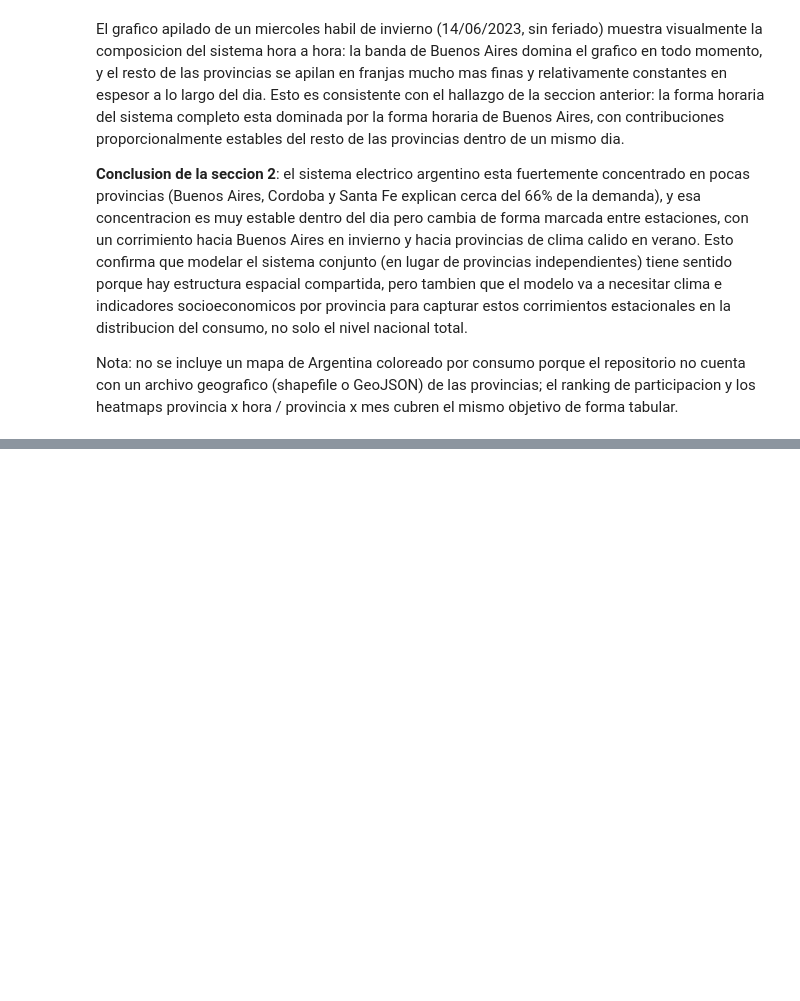
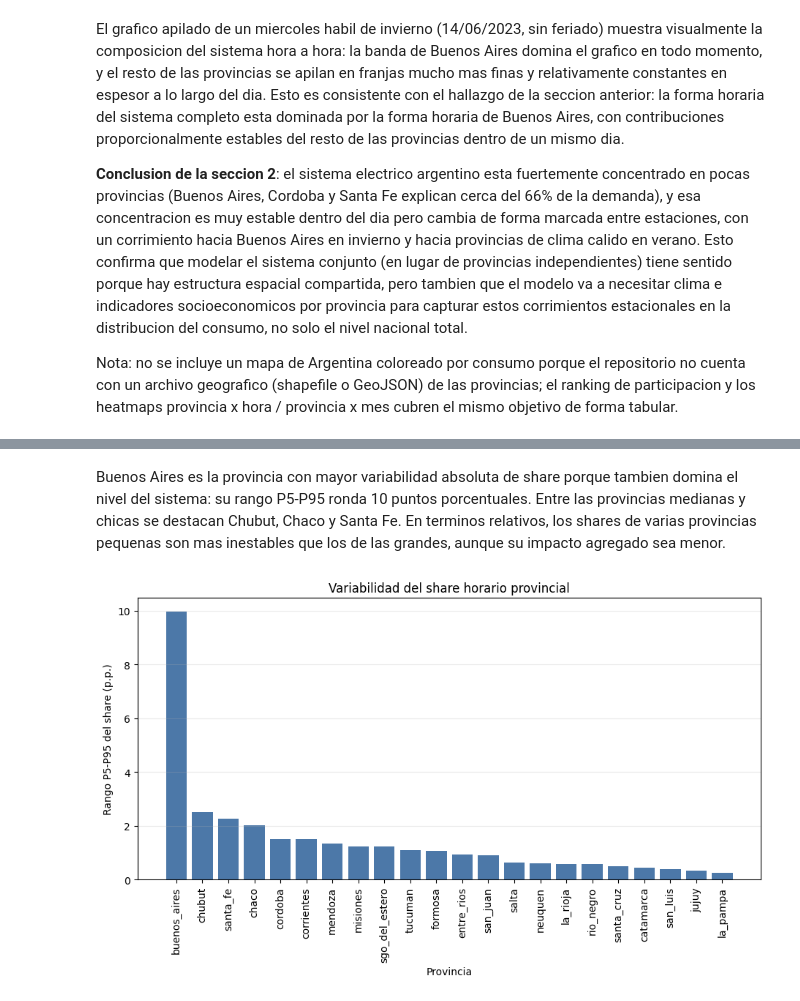
Before and after one commit to biancapaz/tp_final_ml, a Jupyter notebook: provincias/notebooks/eda_provincial.ipynb, the cells around one changed output, grey strips where cells are left out. Drawn from its saved outputs; the diff is of its cells as text; code cells hidden in the pictures; blank space fills up the shorter version.

```diff
--- a/provincias/notebooks/eda_provincial.ipynb
+++ b/provincias/notebooks/eda_provincial.ipynb
@@ -203,0 +231,3 @@ Nota: no se incluye un mapa de Argentina coloreado por consumo porque el reposit
+# %%
+share_variability = summarize_share_variability(hourly_demand)
+share_variability.round(3).head(10)
@@ -203,0 +246,6 @@ Nota: no se incluye un mapa de Argentina coloreado por consumo porque el reposit
+# %% [markdown]
+Buenos Aires es la provincia con mayor variabilidad absoluta de share porque tambien domina el nivel del sistema: su rango P5-P95 ronda 10 puntos porcentuales. Entre las provincias medianas y chicas se destacan Chubut, Chaco y Santa Fe. En terminos relativos, los shares de varias provincias pequenas son mas inestables que los de las grandes, aunque su impacto agregado sea menor.
+# %%
+plot_share_variability(share_variability);
+# %% [output]
+[figure, added]
```
Also changed, not shown: parts of 48 cells of this notebook, 1 other file.
